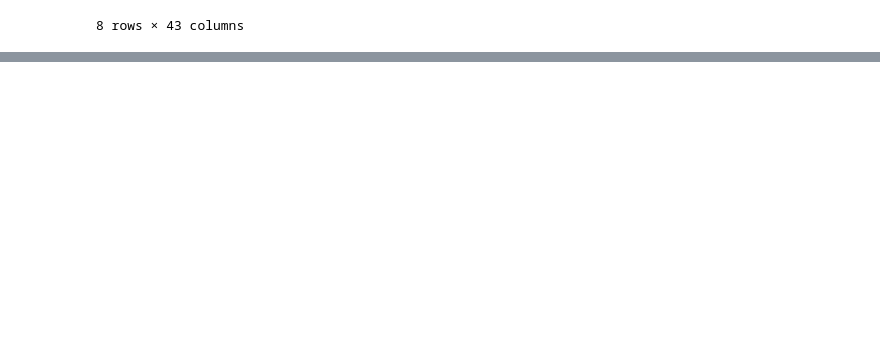
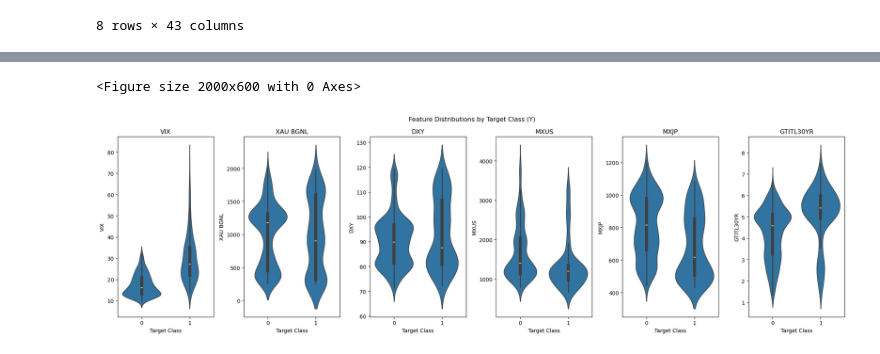
Before and after one commit to kevinhui98/Market-Anomaly-Detection, a Jupyter notebook: backend/market_anomaly_detection.ipynb, the cells around one changed output, grey strips where cells are left out. Cells and saved outputs as stored; diff of their text form; code cells hidden in the pictures; blank space fills up the shorter version.

```diff
--- a/backend/market_anomaly_detection.ipynb
+++ b/backend/market_anomaly_detection.ipynb
@@ -99,0 +179,29 @@ X_train, X_test, y_train, y_test = train_test_split(X, y, test_size=0.2, random_
+# %%
+# Create violin plots for feature distribution comparison
+plt.figure(figsize=(20, 6))
+
+
+# Create subplots
+fig, axes = plt.subplots(1, len(cols_to_plot), figsize=(20, 6))
+fig.suptitle('Feature Distributions by Target Class (Y)')
+
+
+# Create violin plots
+for i, col in enumerate(cols_to_plot):
+   # Create violin plot
+   sns.violinplot(
+       data=df,
+       x='Y',
+       y=col,
+       ax=axes[i],
+       inner='box'  # Shows quartile boxes inside violin
+   )
+
+   axes[i].set_title(col)
+   axes[i].set_xlabel('Target Class')
+
+plt.tight_layout()
+plt.show()
+# %% [output]
+<Figure size 2000x600 with 0 Axes>
+[figure, added]
```
Also changed, not shown: parts of 24 cells of this notebook, 6 other files.
